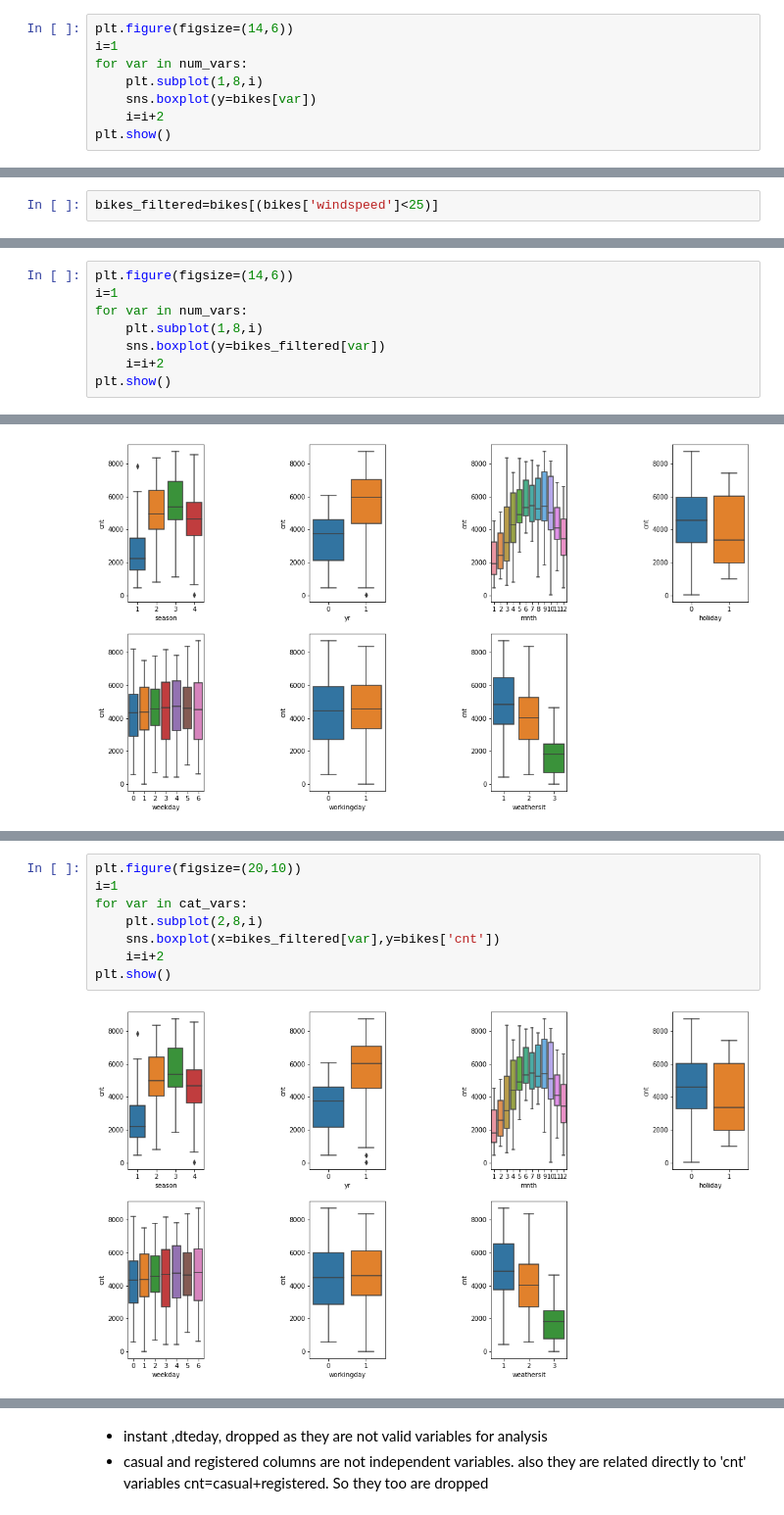
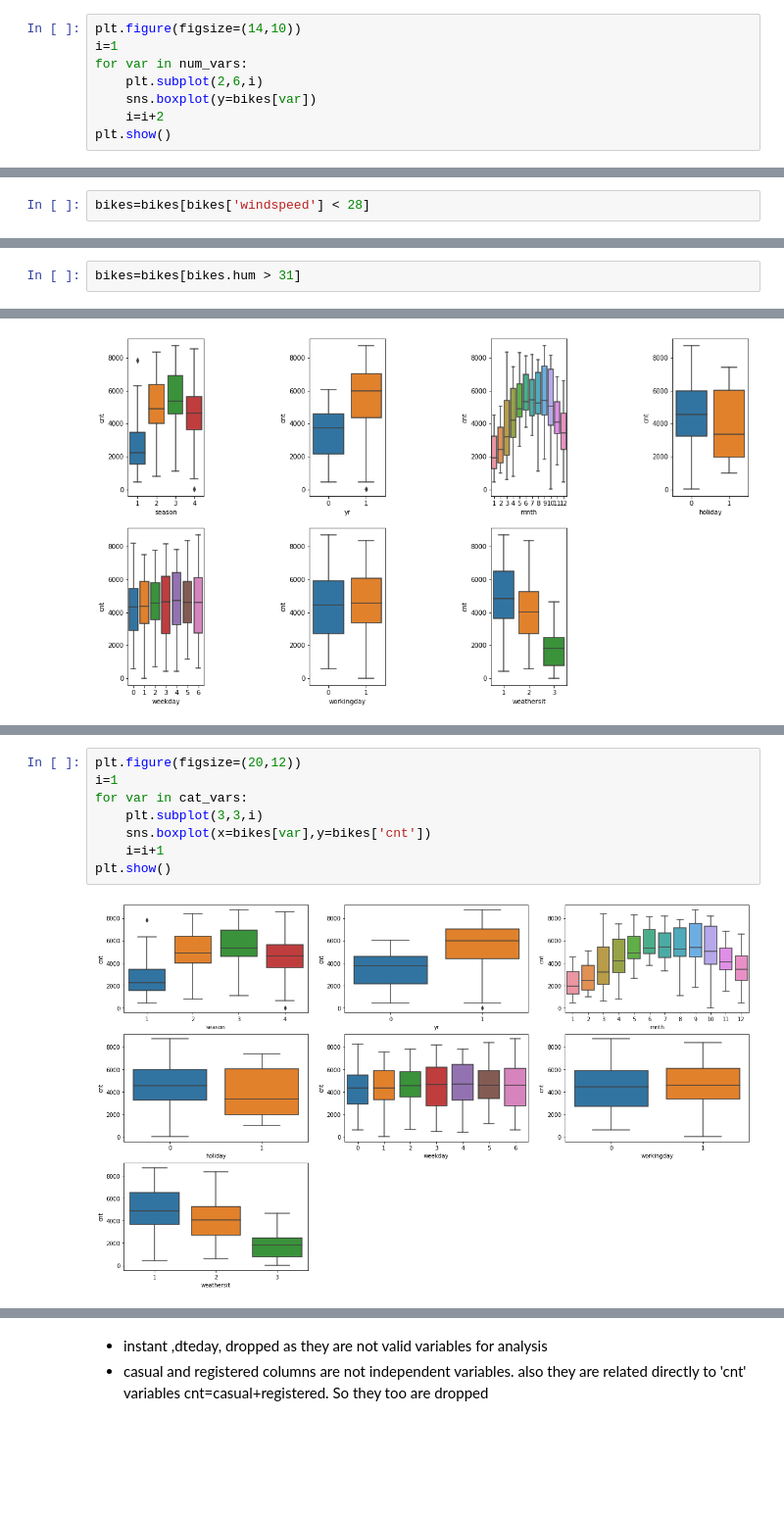
Before and after one commit to m-sukumar/BikeSharingAssignment, a Jupyter notebook: BikeSharing_Assignment.ipynb, the cells around one changed output, grey strips where cells are left out. Shown at 98% size. Drawn from its saved outputs; the diff is of its cells as text; blank space fills up the shorter version.

```diff
--- a/BikeSharing_Assignment.ipynb
+++ b/BikeSharing_Assignment.ipynb
@@ -111,8 +158,8 @@ num_vars=['temp','atemp','hum','windspeed']
 # %%
-plt.figure(figsize=(14,6))
+plt.figure(figsize=(14,10))
 i=1
 for var in num_vars:
-    plt.subplot(1,8,i)
+    plt.subplot(2,6,i)
     sns.boxplot(y=bikes[var])
     i=i+2
 plt.show()
@@ -126,3 +172,3 @@ print(bikes['windspeed'].quantile(0.99))
 27.380947620000004
 # %%
-bikes_filtered=bikes[(bikes['windspeed']<25)]
+bikes=bikes[bikes['windspeed'] < 28]
@@ -131,8 +174,0 @@ bikes_filtered=bikes_filtered[(bikes_filtered['hum']!=0)]
-# %%
-plt.figure(figsize=(14,6))
-i=1
-for var in num_vars:
-    plt.subplot(1,8,i)
-    sns.boxplot(y=bikes_filtered[var])
-    i=i+2
-plt.show()
@@ -144,0 +188,2 @@ plt.show()
+# %%
+bikes=bikes[bikes.hum > 31]
@@ -157,10 +226,10 @@ plt.show()
 # %%
-plt.figure(figsize=(20,10))
+plt.figure(figsize=(20,12))
 i=1
 for var in cat_vars:
-    plt.subplot(2,8,i)
-    sns.boxplot(x=bikes_filtered[var],y=bikes['cnt'])
-    i=i+2
+    plt.subplot(3,3,i)
+    sns.boxplot(x=bikes[var],y=bikes['cnt'])
+    i=i+1
 plt.show()
 # %% [output]
-[figure, old version]
+[figure, new version]
```
Also changed, not shown: parts of 136 cells of this notebook.
